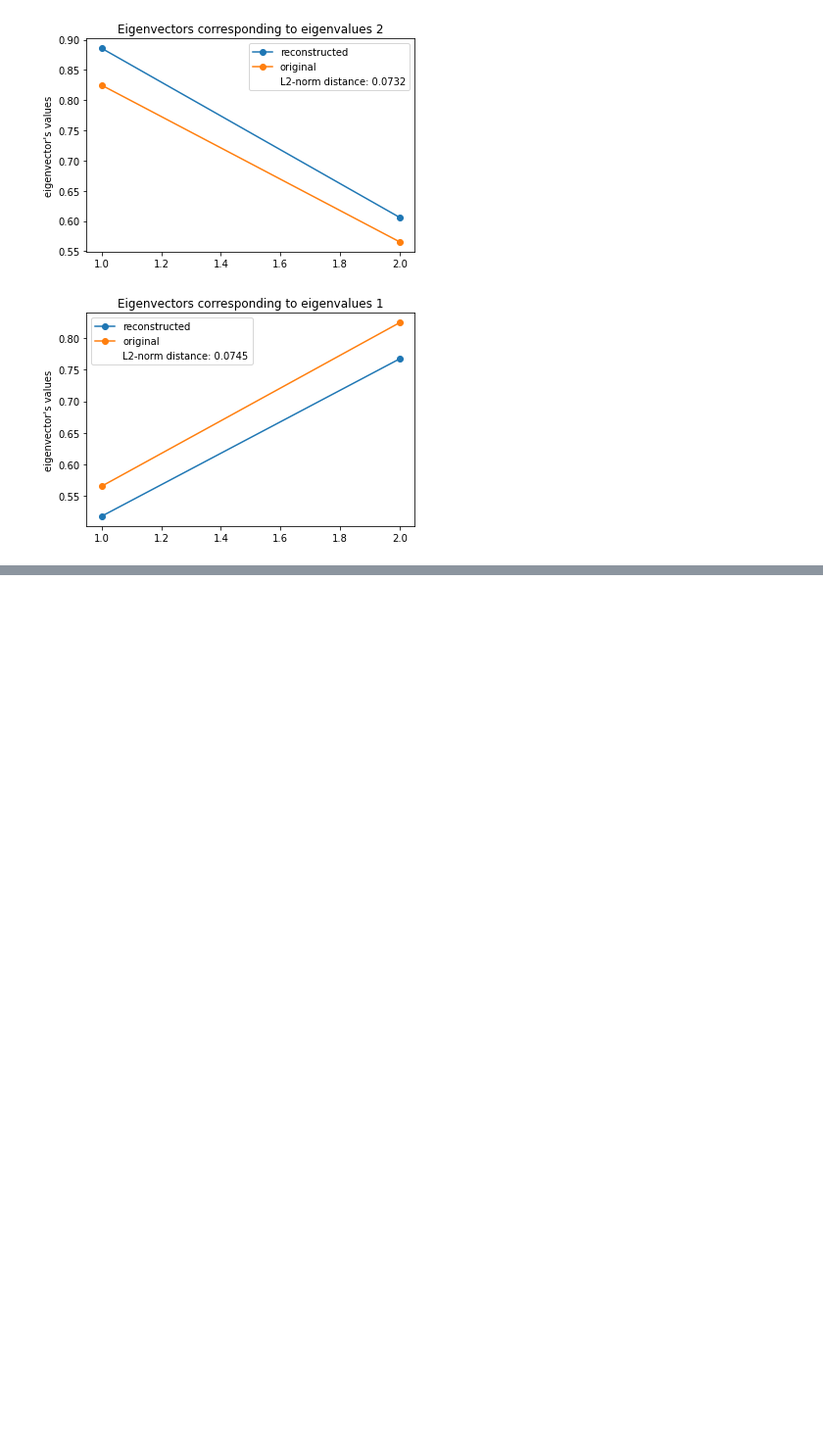
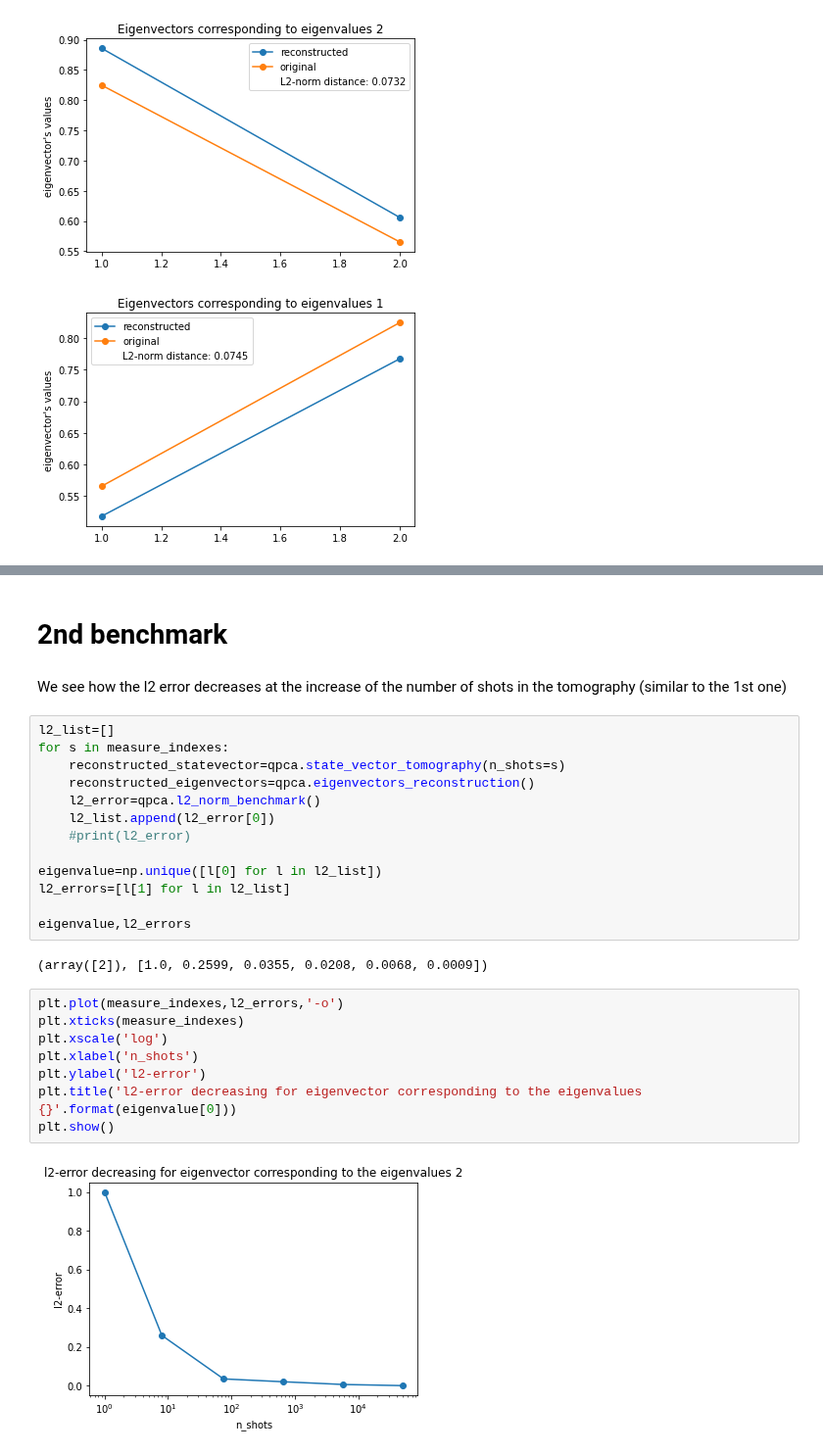
Before and after one commit to PolnareffPark/QuPCA, a Jupyter notebook: Benchmark.ipynb, the cells around one changed output, grey strips where cells are left out. Shown at 98% size. Drawn from its saved outputs; the diff is of its cells as text; blank space fills up the shorter version.

```diff
--- a/Benchmark.ipynb
+++ b/Benchmark.ipynb
@@ -43,0 +129,29 @@ eigenvectors_benchmarking(originals=input_matrix,reconstructed_eigenvectors=eige
+# %% [markdown]
+# 2nd benchmark
+# %% [markdown]
+We see how the l2 error decreases at the increase of the number of shots in the tomography (similar to the 1st one)
+# %%
+l2_list=[]
+for s in measure_indexes:
+    reconstructed_statevector=qpca.state_vector_tomography(n_shots=s)
+    reconstructed_eigenvectors=qpca.eigenvectors_reconstruction()
+    l2_error=qpca.l2_norm_benchmark()
+    l2_list.append(l2_error[0])
+    #print(l2_error)
+
+eigenvalue=np.unique([l[0] for l in l2_list])
+l2_errors=[l[1] for l in l2_list]
+
+eigenvalue,l2_errors
+# %% [output]
+(array([2]), [1.0, 0.2599, 0.0355, 0.0208, 0.0068, 0.0009])
+# %%
+plt.plot(measure_indexes,l2_errors,'-o')
+plt.xticks(measure_indexes)
+plt.xscale('log')
+plt.xlabel('n_shots')
+plt.ylabel('l2-error')
+plt.title('l2-error decreasing for eigenvector corresponding to the eigenvalues {}'.format(eigenvalue[0]))
+plt.show()
+# %% [output]
+[figure, added]
```
Also changed, not shown: parts of 11 cells of this notebook.
